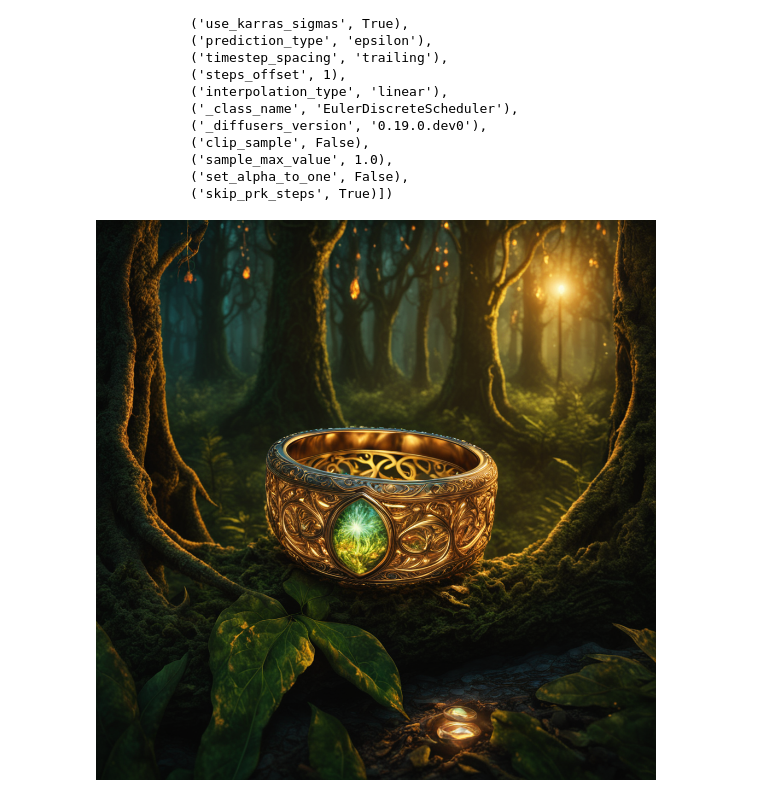
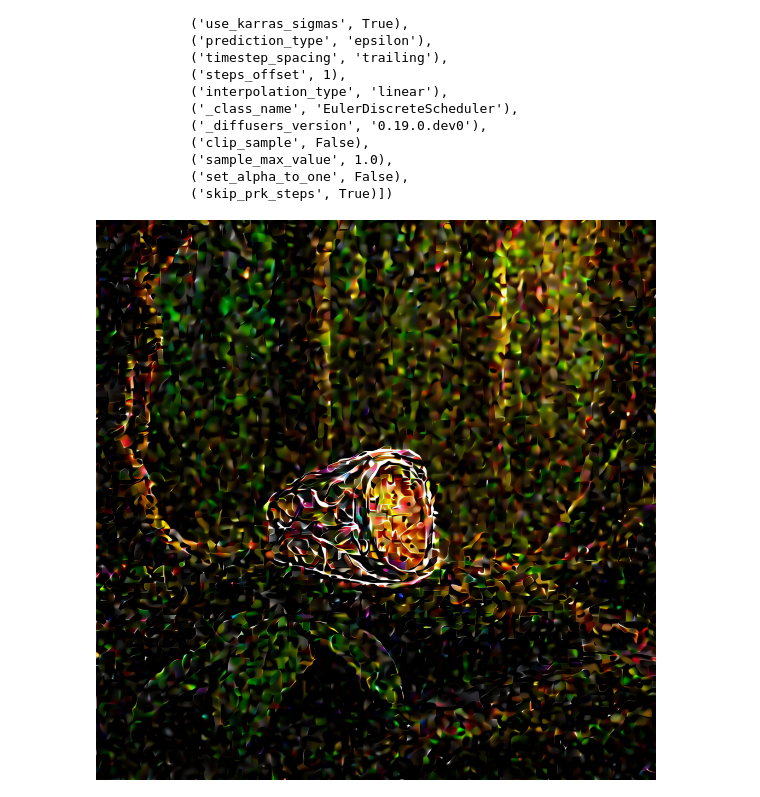
Before and after one commit to TimothyAlexisVass/avatars, a Jupyter notebook: teststuff.ipynb, the cells around one changed output. Drawn from its saved outputs; the diff is of its cells as text; code cells hidden in the pictures.

```diff
--- a/teststuff.ipynb
+++ b/teststuff.ipynb
@@ -27,7 +27,7 @@ base = StableDiffusionXLPipeline.from_pretrained("stabilityai/stable-diffusion-x
 )
 base.load_lora_weights("stabilityai/stable-diffusion-xl-base-1.0", weight_name="sd_xl_offset_example-lora_1.0.safetensors", alpha=0.5)
 
-scheduler = KDPM2DiscreteScheduler.from_config(base.scheduler.config, timestep_spacing='trailing', rescale_betas_zero_snr=True, use_karras_sigmas=True) # Set specific Scheduler, defaults: use_karras_sigmas=False
+scheduler = PNDMScheduler.from_config(base.scheduler.config, timestep_spacing='trailing', rescale_betas_zero_snr=True, use_karras_sigmas=True) # Set specific Scheduler, defaults: use_karras_sigmas=False
 base.scheduler = scheduler
 _ = base.to("cuda")
 
@@ -80,7 +80,6 @@ import diffusers
 import numpy as np
 from prompt_manager import process_prompt
 
-base.unload_lora_weights()
 # Define a function to apply Gaussian blur to a tensor
 def latents_filter(latent_tensor, timestep, filter_type, kernel_size, sigma, filter_strength):
     num_channels = latent_tensor.shape[1]
@@ -129,7 +128,7 @@ prompt_1 = "Forest digital art, (Elven ring)1.4 with intricate design, luminesce
 
 negative_prompt_1 = "bokeh, painting, artwork, blocky, blur, ugly, old, boring, photoshopped, tired, wrinkles, scar, gray hair, big forehead, crosseyed, dumb, stupid, cockeyed, disfigured, blurry, assymetrical, unrealistic, grayscale, bad anatomy, unnatural irises, no pupils, blurry eyes, dark eyes, extra limbs, deformed, disfigured eyes, out of frame, no irises, assymetrical face, broken fingers, extra fingers, disfigured hands"
 negative_prompt_1 = "close-up, visible lightsource, text, watermark, ugly, blurry, overexposed, anime, 3d, worst quality, sketch, deformed, asymmetrical"
-num_inference_steps = 40
+num_inference_steps = 20
 
 prompt_1 += "intricate details even to the smallest particle, extreme detail of the enviroment, sharp portrait, well lit, interesting outfit, beautiful shadows, bright, photoquality, ultra realistic, masterpiece, 8k"
 
@@ -171,34 +170,34 @@ width = 1024
 # latents = torch.randn((parameters["num_images_per_prompt"], base.unet.config.in_channels, height // 8, width // 8), generator=parameters["generator"]).to("cuda") * base.scheduler.init_noise_sigma
 
 # latents = base.prepare_latents(parameters["num_images_per_prompt"], unet.config.in_channels, height, width, None, base.device, parameters["generator"])
 
 def normalize_tensor(tensor):
   min_val = torch.min(tensor)
   return (tensor - min_val) / (torch.max(tensor) - min_val)
 
 @torch.no_grad()
 def decode_latents(latents, saturation=50, contrast=50, brightness=50, normalize=False):
     scaling = 4.444 + saturation / 16
 
     samples = vae.decode(latents * scaling).sample
     if normalize:
         samples = normalize_tensor(samples)
     else:
         samples = samples.mul(contrast/100).add(brightness/100).clamp(0, 1)
     return base.numpy_to_pil(samples.permute(0, 2, 3, 1).cpu().numpy())
 for strength in range(40, 41, 2):
     if use_refiner:
       wow = base(**base_parameters, generator=torch.manual_seed(2222), denoising_end=0.8).images
       wow = refiner(**refiner_parameters, generator=torch.manual_seed(2222), denoising_start=0.8, image=wow).images
     else:
       wow = base(**base_parameters, generator=torch.manual_seed(2222)).images
 
     image = decode_latents(wow, normalize=False)[0]
     if strength % 10 == 0:
       display(image)
     image.save(f"{strength}.png")
 # %% [output]
-[figure, old version]
+[figure, new version]
 # %%
 !zip -r png_files.zip *.png
 !rm -r *.png
```
